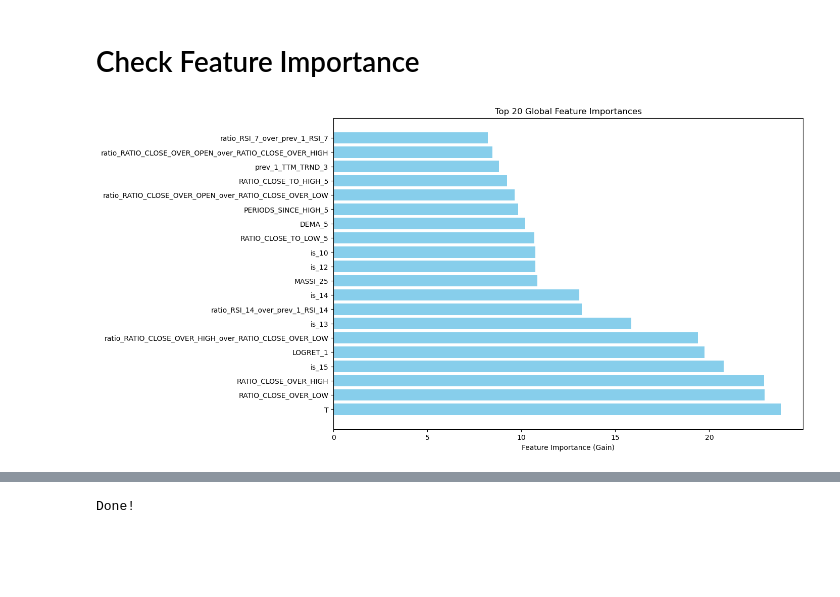
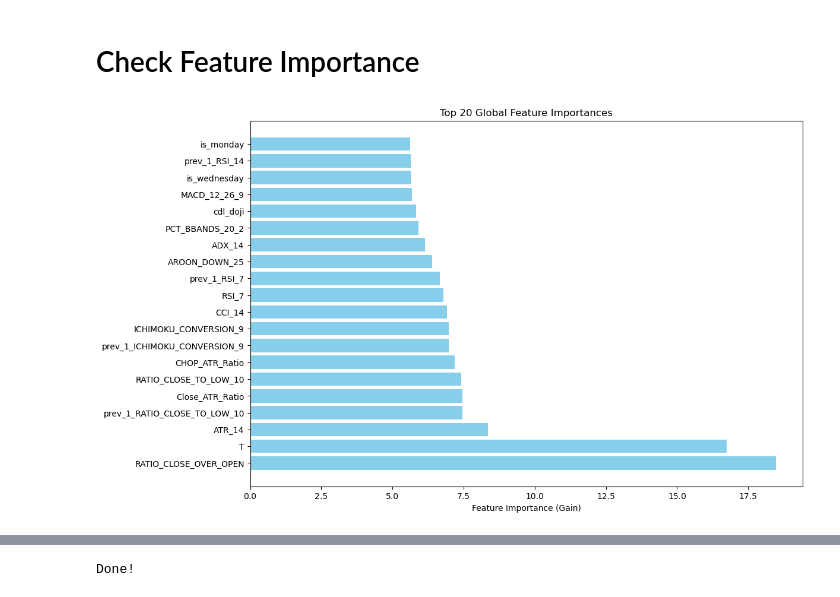
Before and after one commit to kelvinkru/ForexSimulation, a Jupyter notebook: ForexTradingCUPY.ipynb, the cells around one changed output, grey strips where cells are left out. Drawn from its saved outputs; the diff is of its cells as text; code cells hidden in the pictures; blank space fills up the shorter version.

```diff
--- a/ForexTradingCUPY.ipynb
+++ b/ForexTradingCUPY.ipynb
@@ -452,14 +663,5 @@ print(DF.tail(20))
 Define the list of feature columns by excluding non-relevant or target-related columns for model effectively.
 # %%
 # Define feature columns (excluding specified columns)
-feature_columns = [col for col in DF.columns if col not in ['Y', 'OPEN', 'HIGH', 'LOW', 'CLOSE', 'VOL', 'TICKVOL', 'currency_pair', 'timeframe', 'DATE','SPREAD',
-                                                            'index','level_0', 'targets',
-                                                            # Accumulation Distribution (AD)
-                                                            'AD', 'AD_10', 'AD_7', 'AD_20',
-                                                            # On-Balance Volume (OBV)
-                                                            'OBV', 'long_OBV',
-                                                            # More
-                                                            'ICHIMOKU_LAGGING_26', 'ICHIMOKU_LAGGING_20', 'ICHIMOKU_LAGGING_22', 'ICHIMOKU_LAGGING_30',
-                                                            'PSAR_SHORT_0.02_0.2', 'PSAR_SHORT_0.02_0.1', 'PSAR_LONG_0.01_0.1', 'PSAR_SHORT_0.02_0.3',
-                                                            ]]
+feature_columns = [col for col in DF.columns if col not in ['Y', 'OPEN', 'HIGH', 'LOW', 'CLOSE', 'VOL', 'TICKVOL', 'currency_pair', 'timeframe', 'DATE','SPREAD','index','level_0', 'targets',]]
 print(feature_columns)
@@ -475,7 +679,7 @@ correlation_matrix = DF[feature_columns].to_pandas().corr()
 # Identify features with high correlation (absolute value > 0.95)
 high_corr_pairs = [
     (col1, col2) for col1 in correlation_matrix.columns for col2 in correlation_matrix.columns
-    if col1 != col2 and abs(correlation_matrix.loc[col1, col2]) > 0.95
+    if col1 != col2 and abs(correlation_matrix.loc[col1, col2]) > 0.96
 ]
 
 # Print pairs of highly correlated features
@@ -492,6 +716,12 @@ features_to_remove = set()
 for col1, col2 in high_corr_pairs:
     if col1 not in features_to_remove and col2 not in features_to_remove:
         features_to_remove.add(col2)
+# %%
+features_to_remove.update({
+    'is_01', 'is_02', 'is_03', 'is_04', 'is_05', 'is_06', 'is_07', 'is_08', 'is_09', 'is_10',
+    'is_11', 'is_12', 'is_13', 'is_14', 'is_15', 'is_16', 'is_17', 'is_18', 'is_19', 'is_20',
+    'is_21', 'is_22', 'is_23', 'is_00'
+})
 # %%
 # Remove the correlated features
 DF = DF.loc[:, ~DF.columns.isin(features_to_remove)]
@@ -1188,99 +1448,31 @@ Min value after 7 years: $51,552
 # Retrieve the booster from the trained model
 booster = model  # No need for .get_booster()
 
 # ---------------------
 # Global Feature Importance
 # ---------------------
 
 # Choose the importance type
 importance_type = 'gain'  # Options: 'weight', 'gain', 'cover'
 
 # Extract global feature importance
 feature_importance = booster.get_score(importance_type=importance_type)
 
 # Convert to pandas DataFrame
 importance_df = pd.DataFrame({
     'Feature': list(feature_importance.keys()),
     'Importance': list(feature_importance.values())
 })
 
 # Sort by importance
 importance_df = importance_df.sort_values(by='Importance', ascending=False).reset_index(drop=True)
 
 # Plot Top 20 Features
 plt.figure(figsize=(12, 8))
 plt.barh(importance_df['Feature'][:20][::-1], importance_df['Importance'][:20][::-1], color='skyblue')
 plt.xlabel(f'Feature Importance ({importance_type.capitalize()})')
 plt.title('Top 20 Global Feature Importances')
 plt.gca().invert_yaxis()
 plt.show()
-
-# ---------------------
-# Class-Specific Feature Importance
-# ---------------------
-
-# Number of classes
-num_classes = xgb_params['num_class']
-
-# Get total number of boosting rounds
-total_trees = booster.num_boosted_rounds()  # Corrected
-
-# Initialize dictionary
-feature_importance_per_class = {f"Class_{i}": defaultdict(float) for i in range(num_classes)}
-
-# Iterate over each tree and accumulate importance per class
-for tree_index in range(total_trees):
-    # Get feature importance for the current tree
-    tree_importance = booster.get_score(importance_type=importance_type)
-
-    # Determine the class index (assuming round-robin tree assignment)
-    class_idx = tree_index % num_classes
-
-    for feature, value in tree_importance.items():
-        feature_importance_per_class[f"Class_{class_idx}"][feature] += value
-
-# Convert to pandas Series and plot
-for class_idx in range(num_classes):
-    class_label = f"Class_{class_idx}"
-    importance_series = pd.Series(feature_importance_per_class[class_label]).sort_values(ascending=False)
-    feature_importance_per_class[class_label] = importance_series
-
-    # Plot Top 10 Features for the Class
-    plt.figure(figsize=(12, 8))
-    importance_series.head(10).plot(kind='barh', color='salmon')
-    plt.xlabel(f'Total {importance_type.capitalize()} Importance')
-    plt.title(f'Feature Importance for {class_label}')
-    plt.gca().invert_yaxis()
-    plt.show()
-
-    # Print Top 10 Features
-    print(f"\nTop 10 Features for {class_label}:")
-    print(importance_series.head(10))
-
-# ---------------------
-# Combined Visualization
-# ---------------------
-
-# Select top global features
-top_global_features = importance_df['Feature'][:20].tolist()
-
-# Initialize combined DataFrame
-combined_importance = pd.DataFrame({'Feature': top_global_features})
-
-for class_idx in range(num_classes):
-    combined_importance[f'Class_{class_idx}_Importance'] = combined_importance['Feature'].map(
-        feature_importance_per_class[f"Class_{class_idx}"]
-    ).fillna(0)
-
-# Set 'Feature' as index
-combined_importance.set_index('Feature', inplace=True)
-
-# Plot Combined Feature Importance
-combined_importance.plot(kind='barh', figsize=(14, 10))
-plt.xlabel(f'Importance ({importance_type.capitalize()})')
-plt.title('Global and Class-Specific Feature Importance')
-plt.gca().invert_yaxis()
-plt.legend(title='Classes')
-plt.show()
 # %% [output]
-[figure, old version]
+[figure, new version]
```
Also changed, not shown: parts of 42 cells of this notebook.
